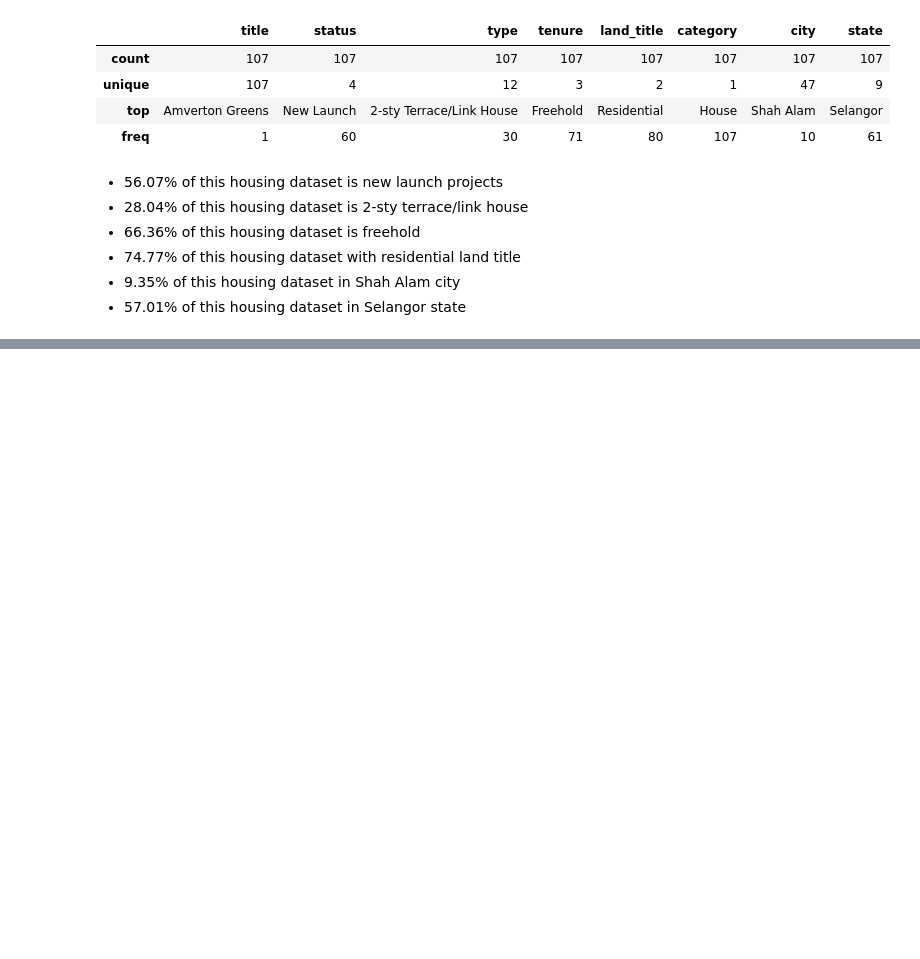
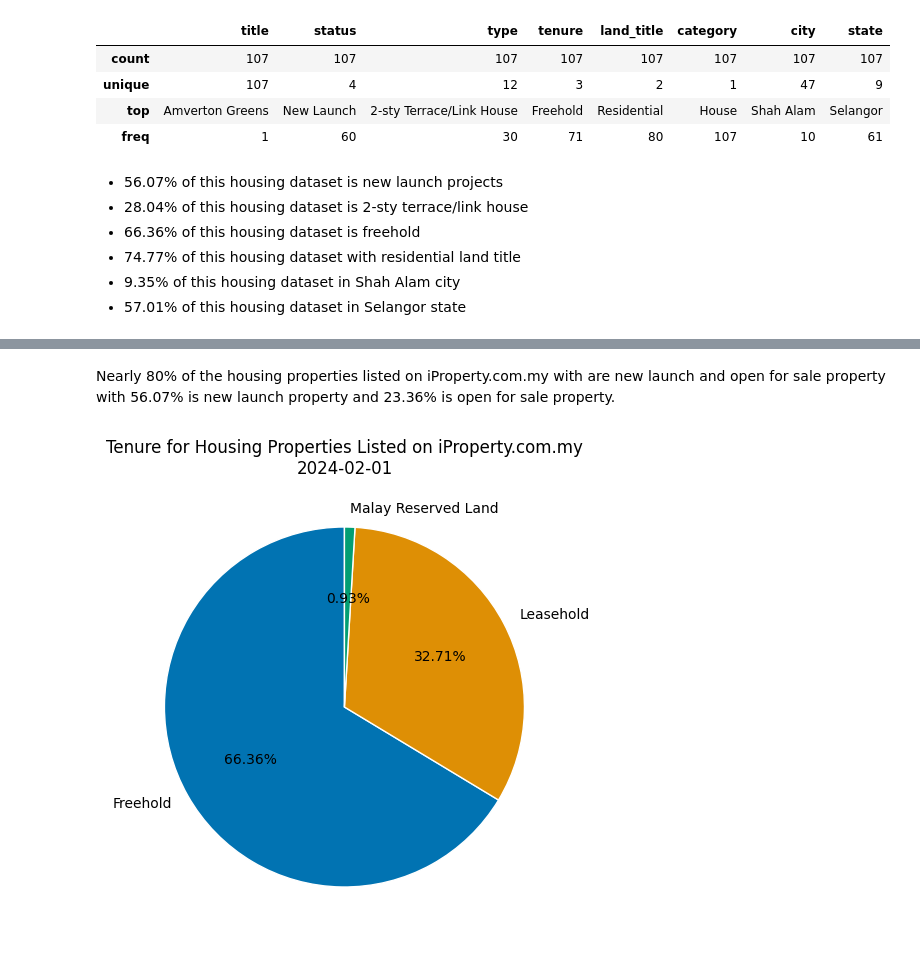
Before and after one commit to Bsting/fc_aps_mini_project_1, a Jupyter notebook: eda/iproperty_eda.ipynb, the cells around one changed output, grey strips where cells are left out. Saved outputs shown, nothing was run; the diff lists cells and outputs as text; code cells hidden in the pictures; blank space fills up the shorter version.

```diff
--- a/eda/iproperty_eda.ipynb
+++ b/eda/iproperty_eda.ipynb
@@ -439,0 +521,6 @@ draw_pie_chart_for_projects(df_unique_title, 'land_title', 'title', f"Land title
+# %% [markdown]
+Nearly 80% of the housing properties listed on iProperty.com.my with are new launch and open for sale property with 56.07% is new launch property and 23.36% is open for sale property.
+# %%
+plot_pie_chart(df_project, 'tenure', 'title', f"Tenure for Housing Properties Listed on iProperty.com.my\n{date}")
+# %% [output]
+[figure, added]
```
Also changed, not shown: parts of 44 cells of this notebook, 1 other file.
